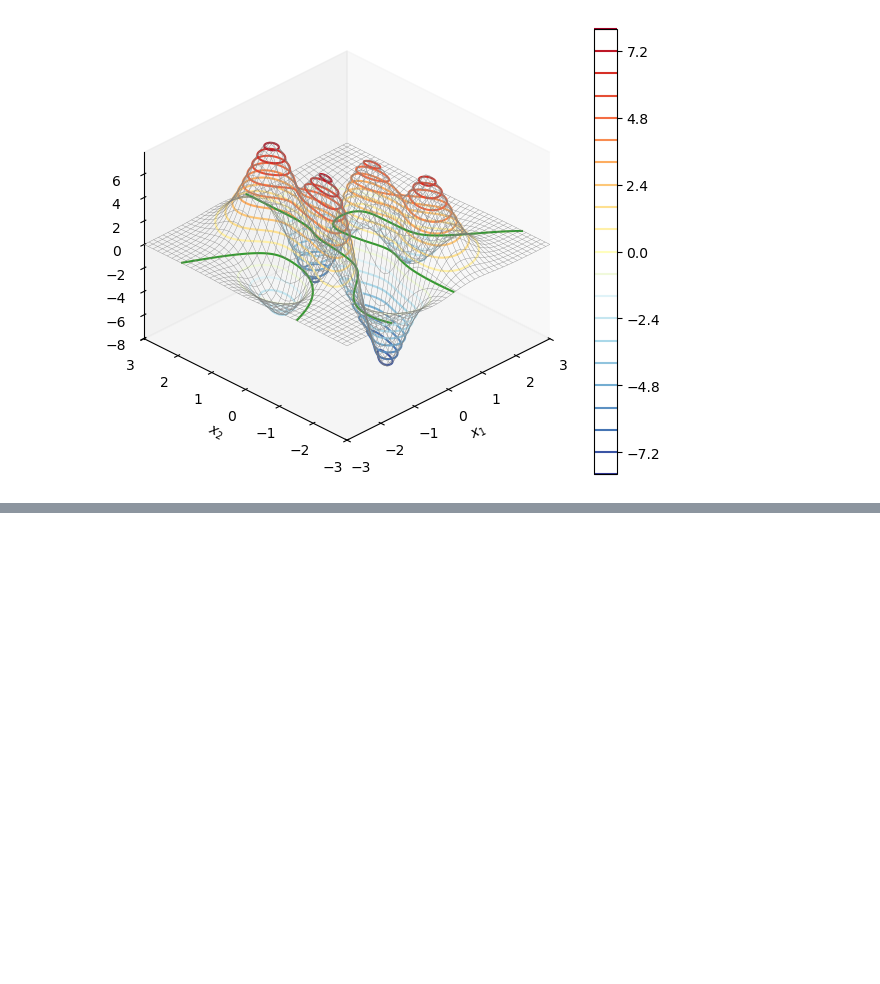
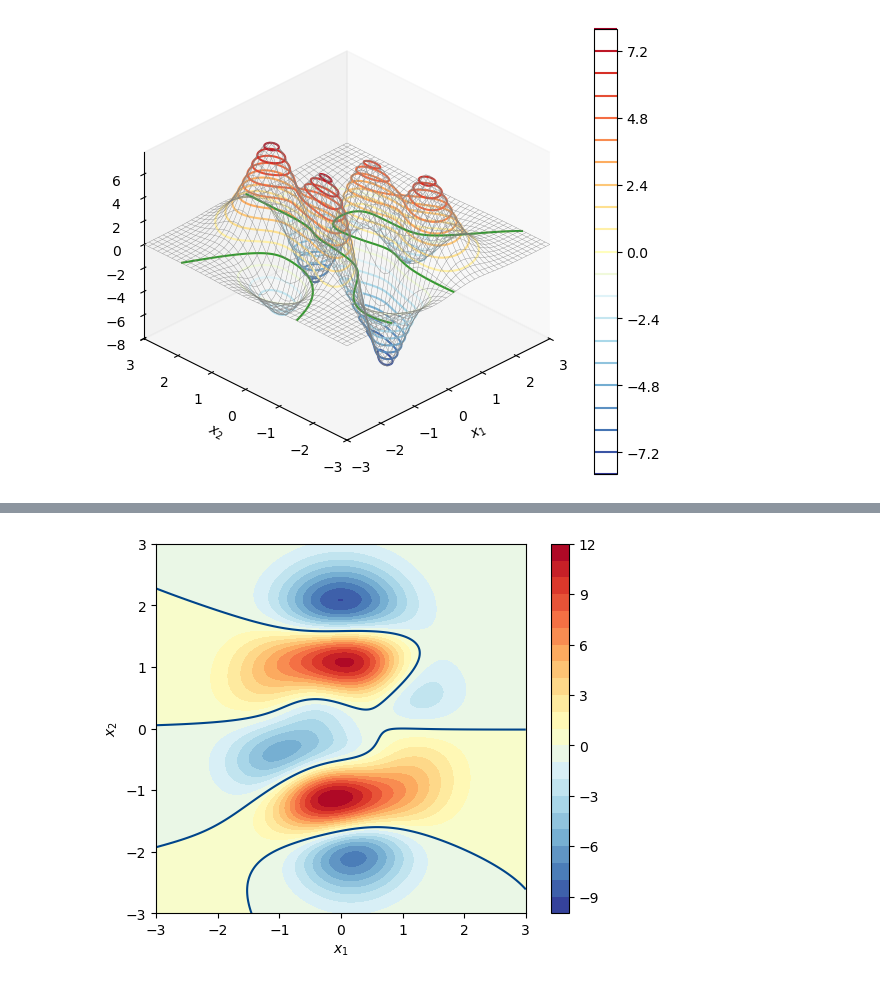
Before and after one commit to Arch-jyh/iris_books, a Jupyter notebook: book3/16.ipynb, the cells around one changed output, grey strips where cells are left out. Cells and saved outputs as stored; diff of their text form; code cells hidden in the pictures; blank space fills up the shorter version.

```diff
--- a/book3/16.ipynb
+++ b/book3/16.ipynb
@@ -63,0 +94,15 @@ plt.show()
+# %%
+fig,ax = plt.subplots()
+
+colorbar = ax.contourf(xx,yy,df_dy_zz,20,cmap='RdYlBu_r')
+ax.contour(xx,yy,df_dy_zz,levels = [0],colors = '#00448A',linestyles = '-')
+
+fig.colorbar(colorbar,ax = ax)
+ax.set_xlim(xx.min(),xx.max())
+ax.set_ylim(yy.min(),yy.max())
+ax.set_xlabel('$x_1$')
+ax.set_ylabel('$x_2$')
+ax.set_aspect('equal',adjustable = 'box')
+plt.show()
+# %% [output]
+[figure, added]
```
Also changed, not shown: parts of 18 cells of this notebook, 2 other files.
